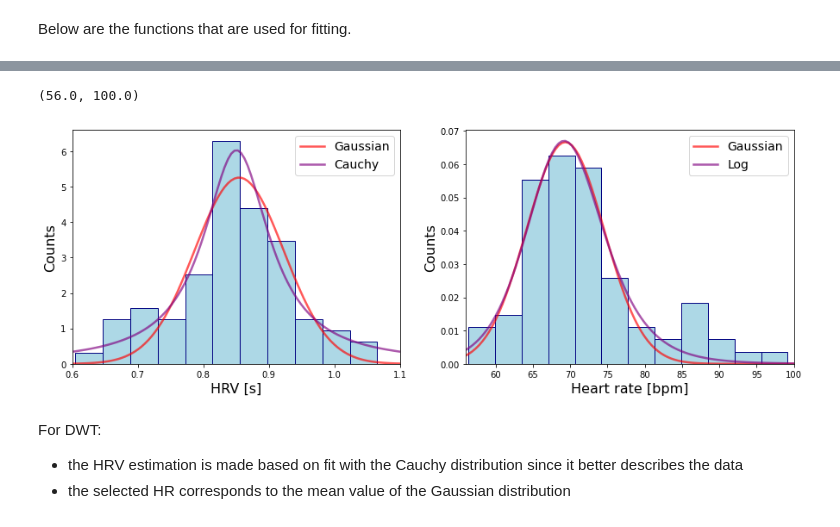
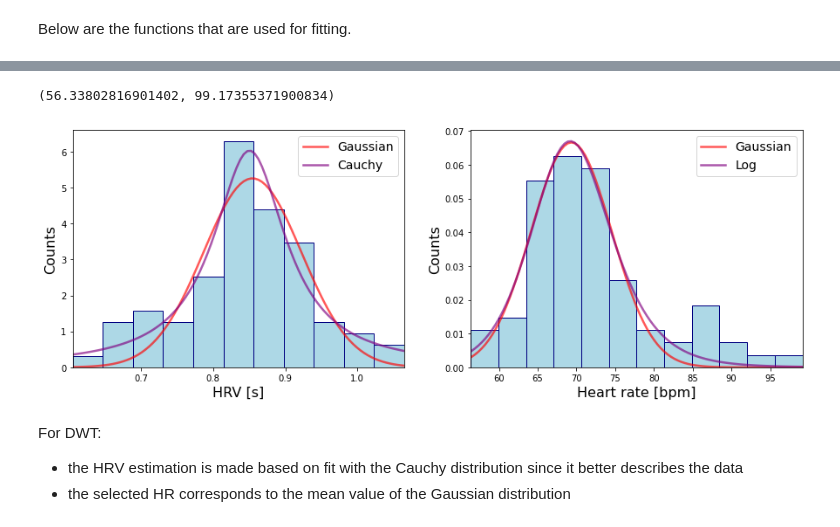
Before and after one commit to ericabrisigotti/heart_rate_estimation_LCP-A, a Jupyter notebook: Project.ipynb, the cells around one changed output, grey strips where cells are left out. Saved outputs shown, nothing was run; the diff lists cells and outputs as text; code cells hidden in the pictures.

```diff
--- a/Project.ipynb
+++ b/Project.ipynb
@@ -494,11 +504,11 @@ def peaks(time, vect):
     bps = num_peak/t
     print('BPM is', bps*60)
 
-    plt.figure( figsize = ( 15 , 4 ) )
-    plt.plot(time,vect[:-1])
+    plt.figure(figsize = (15, 4))
+    plt.plot(time, vect[:-1])
     plt.plot(time[peaks], vect[peaks], "x")
-    plt.xlim(min(time),max(time))
-    plt.xlabel ("Time [s]", fontsize=16)
-    plt.ylabel ("Magnitude freq [Hz]", fontsize=16)
-    return (peaks)
+    plt.xlim(min(time), max(time))
+    plt.xlabel("Time [s]", fontsize = 16)
+    plt.ylabel("Magnitude freq [Hz]", fontsize = 16)
+    return peaks
 # %%
@@ -518,46 +528,51 @@ def Cauchy(x,A,t,s):
 def Log_Logistics(x,A,a,b):
     return A*(b/a)*(x/a)**(b-1)/(1 + (x/a)**b)**2
 # %%
-fig, ax = plt.subplots(ncols = 2, figsize = ( 15 , 5 ) )
+fig, ax = plt.subplots(ncols = 2, figsize = (15, 5))
 
 # histogram and fit of HRV
 times = np.asarray(time)
 hrv = times[peak[1:]] - times[peak[:-1]]
-value_hrv, bins_hrv, _  = ax[0].hist(hrv,bins='auto', density = True,  stacked = True,
-                                     color ='lightblue', ec = 'navy')
-bins_mean_hrv=(bins_hrv[:-1]+bins_hrv[1:])/2
-xspace_hrv = np.linspace(0.6,1.1,100)
+value_hrv, bins_hrv, _  = ax[0].hist(hrv, bins = 'auto', density = True,  stacked = True,
+                                     color = 'lightblue', ec = 'navy')
+bins_mean_hrv = (bins_hrv[:-1] + bins_hrv[1:])/2
+xspace_hrv = np.linspace(0.6, 1.1, 100)
 
-opt_gauss_hrv, cov_gauss_hrv = curve_fit(Gauss, xdata=bins_mean_hrv, ydata=value_hrv, p0=[16, 0.85, 0.1])
+opt_gauss_hrv, cov_gauss_hrv = curve_fit(Gauss, xdata = bins_mean_hrv, ydata = value_hrv, p0 = [16, 0.85, 0.1])
 print('Gaussian', opt_gauss_hrv, np.sqrt(np.diag(cov_gauss_hrv)))
-opt_cauchy, cov_cauchy = curve_fit(Cauchy, xdata=bins_mean_hrv, ydata=value_hrv, p0=[16, 0.85, 0.1])
+opt_cauchy, cov_cauchy = curve_fit(Cauchy, xdata = bins_mean_hrv, ydata = value_hrv, p0 = [16, 0.85, 0.1])
 print('Cauchy', opt_cauchy, np.sqrt(np.diag(cov_cauchy)))
 
-ax[0].plot(xspace_hrv, Gauss(xspace_hrv, *opt_gauss_hrv), color='red', linewidth=2.5, label='Gaussian', alpha=0.65)
-ax[0].plot(xspace_hrv, Cauchy(xspace_hrv, *opt_cauchy), color='purple', linewidth=2.5, label='Cauchy', alpha=0.65)
-ax[0].set_xlabel('HRV [s]' , fontsize = 16)
-ax[0].set_ylabel('Counts' , fontsize = 16)
-ax[0].legend( fontsize = 14 )
-ax[0].set_xlim(0.6,1.1)
+ax[0].plot(xspace_hrv, Gauss(xspace_hrv, *opt_gauss_hrv), color = 'red', linewidth = 2.5,
+           label = 'Gaussian', alpha = 0.65)
+ax[0].plot(xspace_hrv, Cauchy(xspace_hrv, *opt_cauchy), color = 'purple', linewidth = 2.5,
+           label = 'Cauchy', alpha = 0.65)
+ax[0].set_xlabel('HRV [s]', fontsize = 16)
+ax[0].set_ylabel('Counts', fontsize = 16)
+ax[0].legend(fontsize = 14)
+ax[0].set_xlim(bins_hrv[0], bins_hrv[-1])
 
 # histogram and fit of BPM
 ffreq = 1/hrv
-value_heart, bins_heart, _ = ax[1].hist(ffreq*60,bins='auto', density = True, stacked = True,
+value_heart, bins_heart, _ = ax[1].hist(ffreq*60, bins='auto', density = True, stacked = True,
                                         color ='lightblue', ec = 'navy')
-bins_mean_heart=(bins_heart[:-1]+bins_heart[1:])/2
-xspace_heart = np.linspace(56,100,100)
+bins_mean_heart = (bins_heart[:-1] + bins_heart[1:])/2
+xspace_heart = np.linspace(56, 100, 100)
 
-opt_gauss_heart, cov_gauss_heart = curve_fit(Gauss, xdata=bins_mean_heart, ydata=value_heart, p0=[0.07, 70, 5])
+opt_gauss_heart, cov_gauss_heart = curve_fit(Gauss, xdata = bins_mean_heart, ydata = value_heart,
+                                             p0 = [0.07, 70, 5])
 print('Gaussian', opt_gauss_heart, np.sqrt(np.diag(cov_gauss_heart)))
-opt_log, cov_log = curve_fit(Log_Logistics, xdata=bins_mean_heart, ydata=value_heart, p0=[1, 70, 20])
+opt_log, cov_log = curve_fit(Log_Logistics, xdata = bins_mean_heart, ydata = value_heart, p0=[1, 70, 20])
 print('Log', opt_log,np.sqrt(np.diag(cov_log)))
 
-ax[1].plot(xspace_heart, Gauss(xspace_heart, *opt_gauss_heart), color='red', linewidth=2.5, label='Gaussian', alpha=0.65)
-ax[1].plot(xspace_heart, Log_Logistics(xspace_heart, *opt_log), color='purple', linewidth=2.5, label='Log', alpha=0.65)
-ax[1].set_xlabel('Heart rate [bpm]' , fontsize = 16)
-ax[1].set_ylabel('Counts' , fontsize = 16)
-ax[1].legend( fontsize = 14 )
-ax[1].set_xlim(56,100)
+ax[1].plot(xspace_heart, Gauss(xspace_heart, *opt_gauss_heart), color = 'red', linewidth = 2.5,
+           label = 'Gaussian', alpha = 0.65)
+ax[1].plot(xspace_heart, Log_Logistics(xspace_heart, *opt_log), color = 'purple', linewidth=2.5,
+           label = 'Log', alpha = 0.65)
+ax[1].set_xlabel('Heart rate [bpm]', fontsize = 16)
+ax[1].set_ylabel('Counts', fontsize = 16)
+ax[1].legend(fontsize = 14)
+ax[1].set_xlim(bins_heart[0], bins_heart[-1])
 # %% [output]
 Gaussian [5.25866073 0.8544712  0.06816453] [0.62609619 0.00937092 0.00937462]
 Cauchy [1.16077486 0.85038228 0.06125512] [0.11321602 0.00567292 0.00863271]
@@ -566,5 +581,5 @@ Log [ 0.92491288 69.53206714 20.11479848] [0.08201176 0.5371909  2.20797188]
-(56.0, 100.0)
+(56.33802816901402, 99.17355371900834)
-[figure, old version]
+[figure, new version]
 # %% [markdown]
 For DWT:
 - the HRV estimation is made based on fit with the Cauchy distribution since it better describes the data
```
Also changed, not shown: parts of 39 cells of this notebook.
